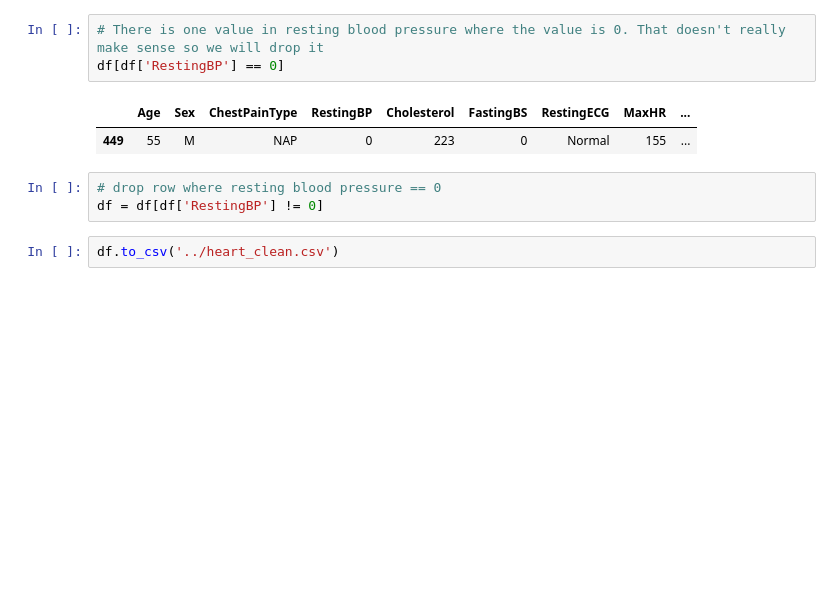
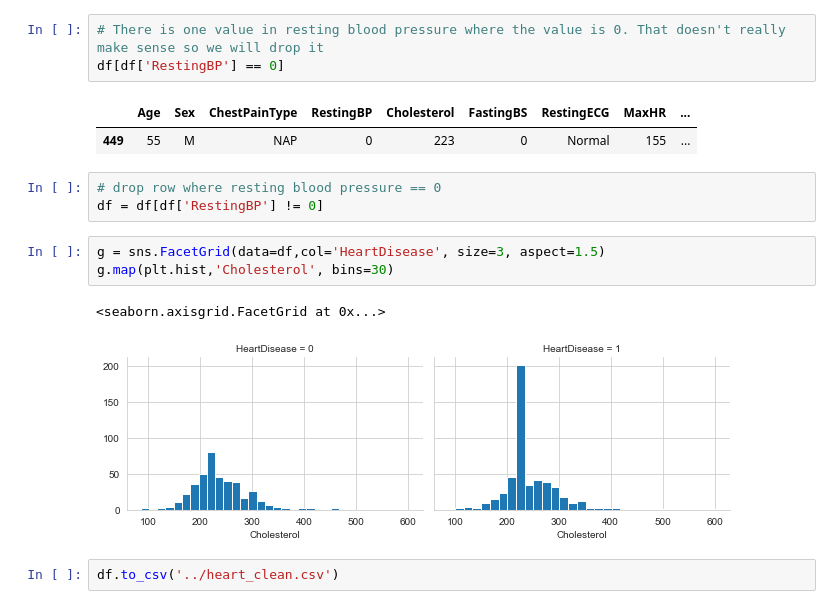
Before and after one commit to Panasak/Heart_Failure_Prediction_Classification_Project, a Jupyter notebook: data_clean/data_clean.ipynb, the cells around one changed output. Cells and saved outputs as stored; diff of their text form; blank space fills up the shorter version.

Commit message:
done with eda and data clean

```diff
--- a/data_clean/data_clean.ipynb
+++ b/data_clean/data_clean.ipynb
@@ -43,5 +49,11 @@ df[df['RestingBP'] == 0]
 # %%
 # drop row where resting blood pressure == 0
 df = df[df['RestingBP'] != 0]
+# %%
+g = sns.FacetGrid(data=df,col='HeartDisease', size=3, aspect=1.5)
+g.map(plt.hist,'Cholesterol', bins=30)
+# %% [output]
+<seaborn.axisgrid.FacetGrid at 0x...>
+[figure, added]
 # %%
 df.to_csv('../heart_clean.csv')
```
Also changed, not shown: parts of 1 cell of this notebook, 1 other file.
